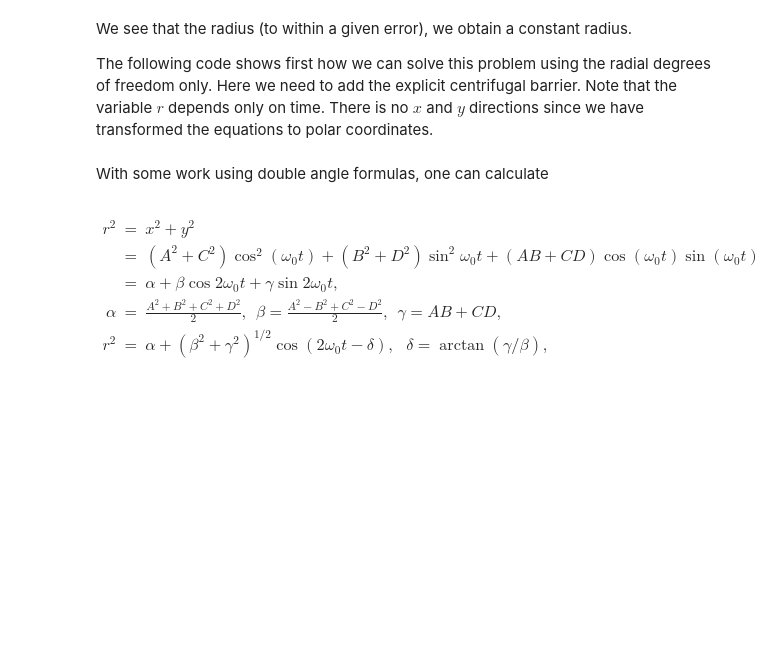
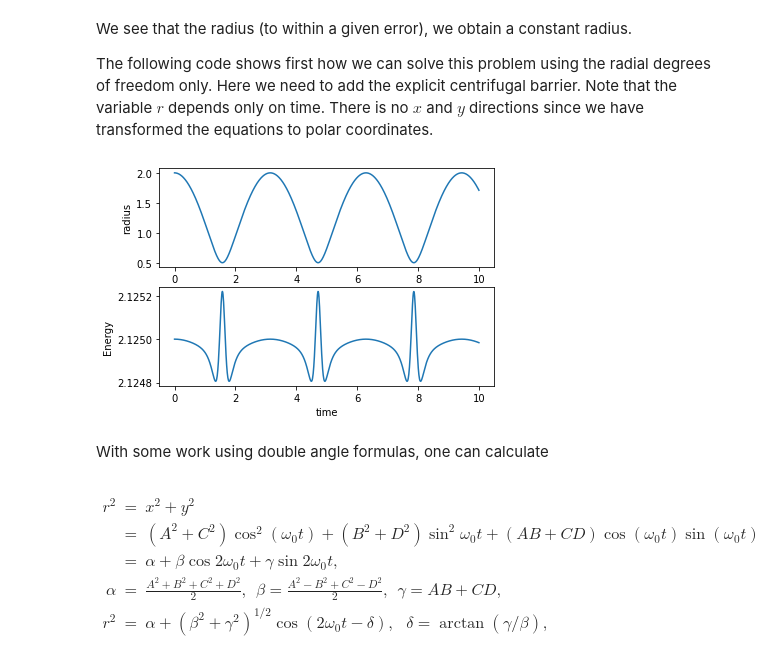
Before and after one commit to mhjensen/Physics321, a Jupyter notebook: doc/pub/week12/ipynb/week12.ipynb, the cells around one changed output. Saved outputs shown, nothing was run; the diff lists cells and outputs as text; code cells hidden in the pictures; blank space fills up the shorter version.

```diff
--- a/doc/pub/week12/ipynb/week12.ipynb
+++ b/doc/pub/week12/ipynb/week12.ipynb
@@ -594,34 +604,36 @@ m = 1.0
 k = 1.0
 omega02 = k/m
 c1 = AngMom*AngMom/(m*m)
 c2 = AngMom*AngMom/m
 rmin = (AngMom*AngMom/k/m)**0.25
 # Initial conditions
-r0 = rmin
+r0 = 2*rmin
 v0 = 0.0
 r[0] = r0
 v[0] = v0
 E[0] = 0.5*m*v0*v0+0.5*k*r0*r0+0.5*c2/(r0*r0)
 # Start integrating using the Velocity-Verlet  method
 for i in range(n-1):
     # Set up acceleration
     a = -r[i]*omega02+c1/(r[i]**3)
     # update velocity, time and position using the Velocity-Verlet method
     r[i+1] = r[i] + DeltaT*v[i]+0.5*(DeltaT**2)*a
     anew = -r[i+1]*omega02+c1/(r[i+1]**3)
     v[i+1] = v[i] + 0.5*DeltaT*(a+anew)
     t[i+1] = t[i] + DeltaT
     E[i+1] = 0.5*m*v[i+1]*v[i+1]+0.5*k*r[i+1]*r[i+1]+0.5*c2/(r[i+1]*r[i+1])
     # Plot position as function of time
 fig, ax = plt.subplots(2,1)
 ax[0].set_xlabel('time')
 ax[0].set_ylabel('radius')
 ax[0].plot(t,r)
 ax[1].set_xlabel('time')
 ax[1].set_ylabel('Energy')
 ax[1].plot(t,E)
 save_fig("RadialHOVV")
 plt.show()
+# %% [output]
+[figure, added]
 # %% [markdown]
 With some work using double angle formulas, one can calculate
 # %% [markdown]
```
Also changed, not shown: parts of 5 cells of this notebook, 2 other files.
